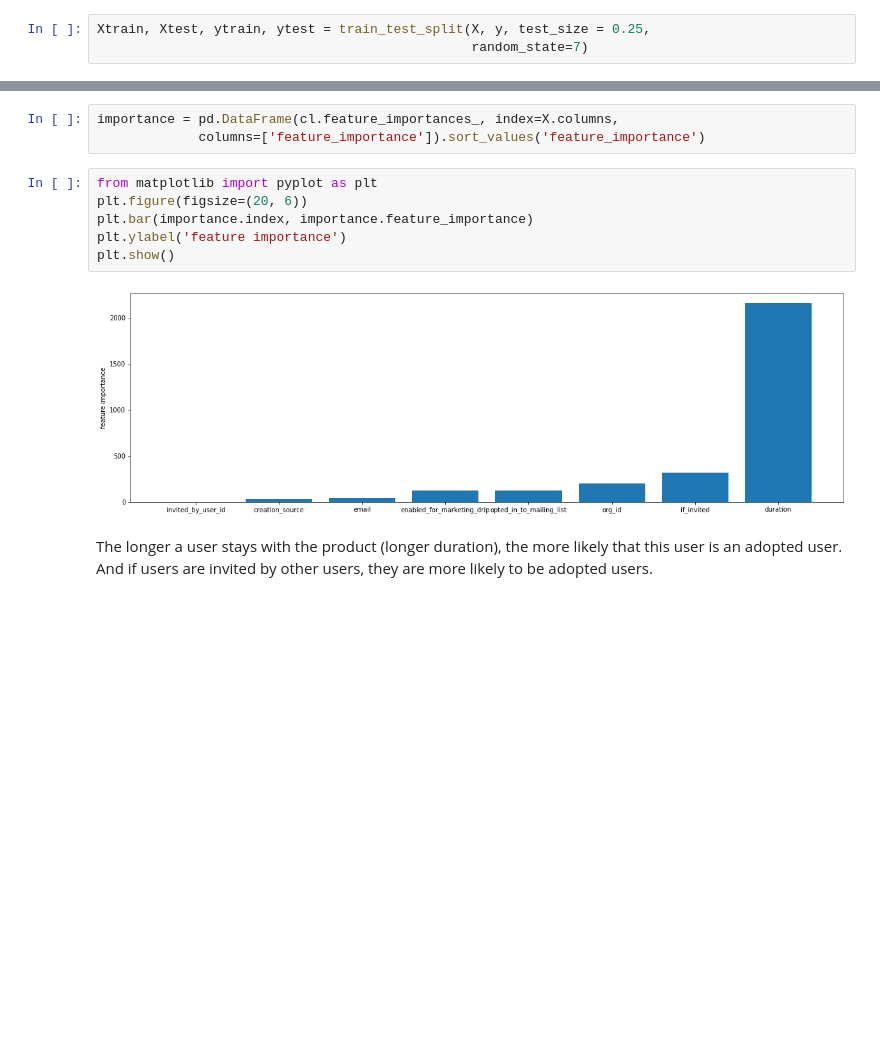
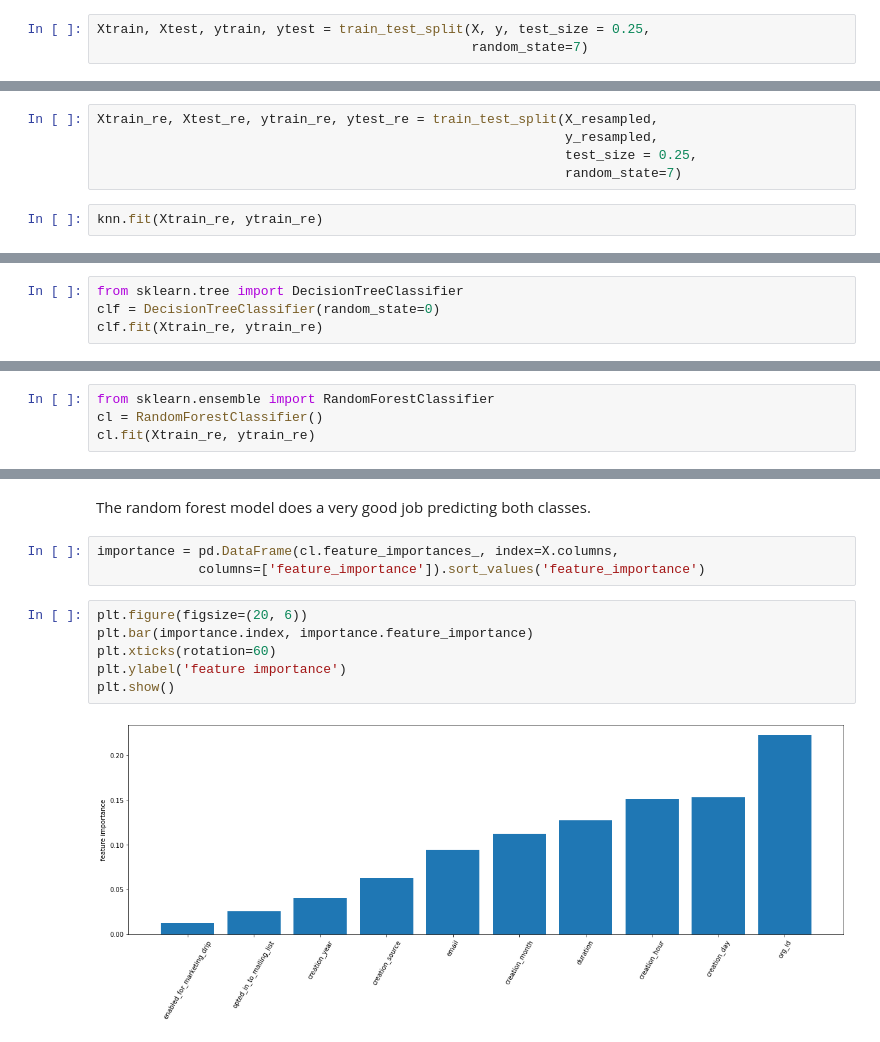
Before and after one commit to jlzhang93/relax_challenge, a Jupyter notebook: relax_challenge.ipynb, the cells around one changed output, grey strips where cells are left out. Saved outputs shown, nothing was run; the diff lists cells and outputs as text; blank space fills up the shorter version.

Commit message:
updated models

```diff
--- a/relax_challenge.ipynb
+++ b/relax_challenge.ipynb
@@ -170,0 +320,7 @@ The ROC AUC score is 0.9484371318446334.
+# %%
+Xtrain_re, Xtest_re, ytrain_re, ytest_re = train_test_split(X_resampled,
+                                                            y_resampled,
+                                                            test_size = 0.25,
+                                                            random_state=7)
+# %%
+knn.fit(Xtrain_re, ytrain_re)
@@ -170,0 +350,4 @@ The ROC AUC score is 0.9484371318446334.
+# %%
+from sklearn.tree import DecisionTreeClassifier
+clf = DecisionTreeClassifier(random_state=0)
+clf.fit(Xtrain_re, ytrain_re)
@@ -170,0 +396,4 @@ The ROC AUC score is 0.9484371318446334.
+# %%
+from sklearn.ensemble import RandomForestClassifier
+cl = RandomForestClassifier()
+cl.fit(Xtrain_re, ytrain_re)
@@ -171,13 +422,13 @@ The ROC AUC score is 0.9484371318446334.
+# %% [markdown]
+The random forest model does a very good job predicting both classes.
 # %%
 importance = pd.DataFrame(cl.feature_importances_, index=X.columns,
              columns=['feature_importance']).sort_values('feature_importance')
 # %%
-from matplotlib import pyplot as plt
 plt.figure(figsize=(20, 6))
 plt.bar(importance.index, importance.feature_importance)
+plt.xticks(rotation=60)
 plt.ylabel('feature importance')
 plt.show()
 # %% [output]
-[figure, old version]
+[figure, new version]
-# %% [markdown]
-The longer a user stays with the product (longer duration), the more likely that this user is an adopted user. And if users are invited by other users, they are more likely to be adopted users.
```
Also changed, not shown: parts of 77 cells of this notebook.
